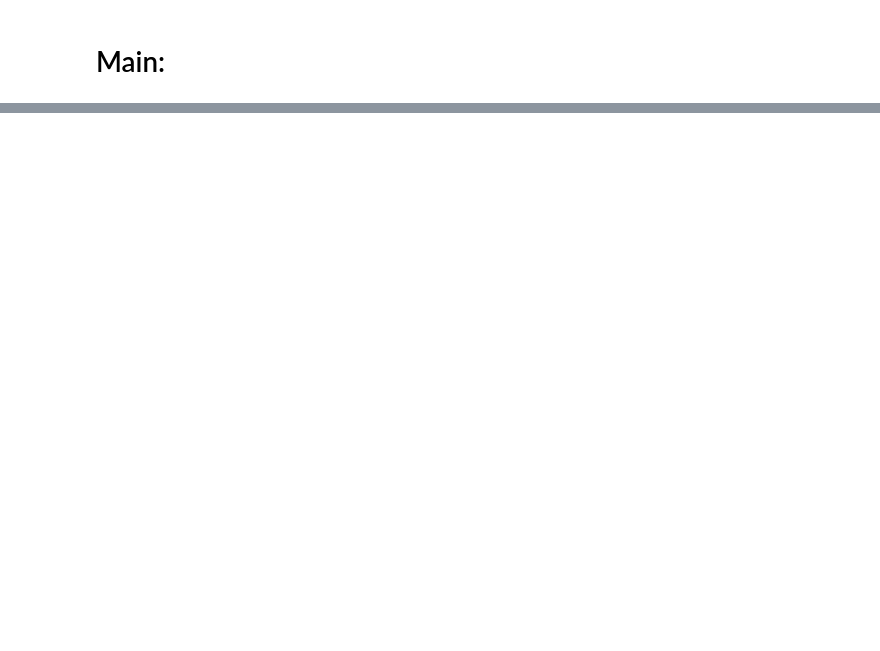
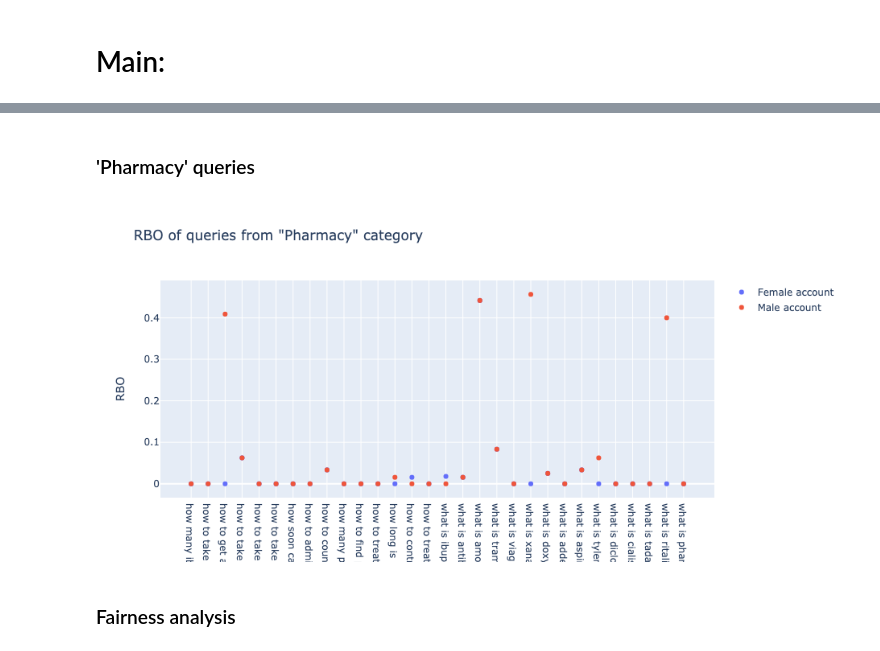
Before and after one commit to pesha1769/Web-search-engine-biases, a Jupyter notebook: Selenium.ipynb, the cells around one changed output, grey strips where cells are left out. Drawn from its saved outputs; the diff is of its cells as text; code cells hidden in the pictures; blank space fills up the shorter version.

```diff
--- a/Selenium.ipynb
+++ b/Selenium.ipynb
@@ -153,0 +425,23 @@ set(results_logged_out).symmetric_difference(results_logged_in)
+# %% [markdown]
+### 'Pharmacy' queries
+# %%
+all_queries['rbo_man'] = res_man
+all_queries['rbo_woman'] = res_woman
+all_queries
+
+layout = go.Layout(
+    title=go.layout.Title(
+            text='RBO of queries from "Pharmacy" category'),
+    yaxis=go.layout.YAxis(
+        title=go.layout.yaxis.Title(
+            text='RBO'))
+)
+
+fig = go.Figure(layout=layout)
+
+fig.add_scatter(x=all_queries['Pharmacy'], y=all_queries['rbo_woman'], mode='markers', name='Female account')
+fig.add_scatter(x=all_queries['Pharmacy'], y=all_queries['rbo_man'], mode='markers', name='Male account', )
+
+fig.show()
+# %% [output]
+[figure, added]
@@ -153,0 +452,2 @@ set(results_logged_out).symmetric_difference(results_logged_in)
+# %% [markdown]
+### Fairness analysis
```
Also changed, not shown: parts of 57 cells of this notebook.
